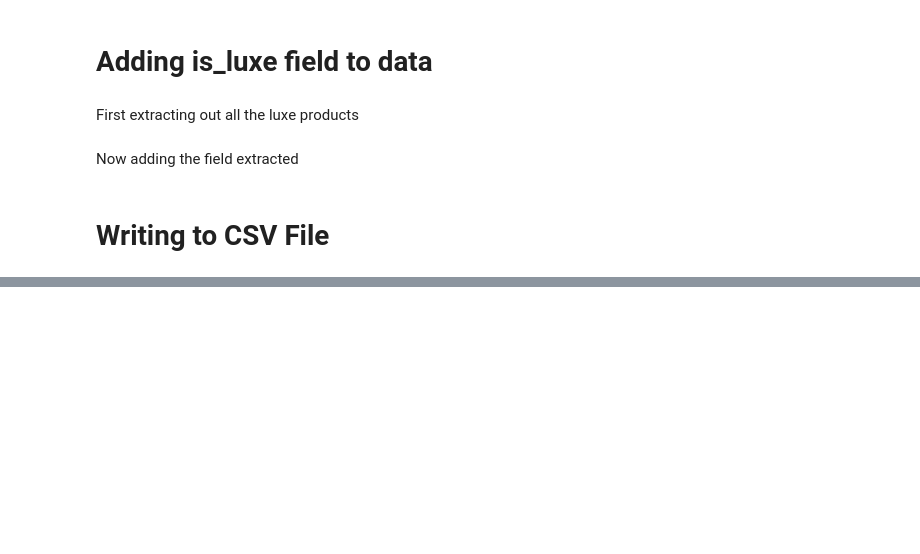
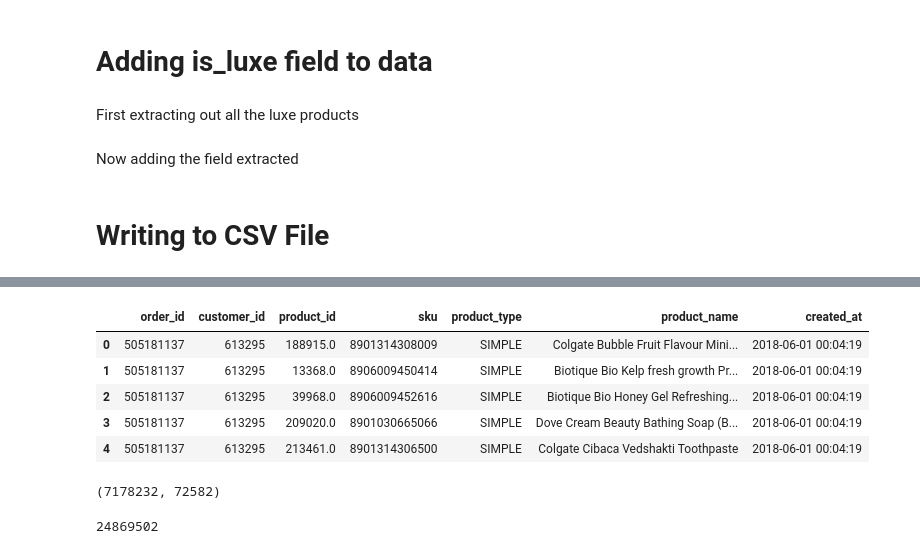
Before and after one commit to amar12a-nykaa/myrepo, a Jupyter notebook: recommendations/nbs/Data Extraction for CAB.ipynb, the cells around one changed output, grey strips where cells are left out. Cells and saved outputs as stored; diff of their text form; code cells hidden in the pictures; blank space fills up the shorter version.

```diff
--- a/recommendations/nbs/Data Extraction for CAB.ipynb
+++ b/recommendations/nbs/Data Extraction for CAB.ipynb
@@ -250,0 +218,17 @@ row
+# %%
+df.head()
+# %% [output]
+|  | order_id | customer_id | product_id | sku | product_type | product_name | created_at |
+| 0 | 505181137 | 613295 | 188915.0 | 8901314308009 | SIMPLE | Colgate Bubble Fruit Flavour Mini... | 2018-06-01 00:04:19 |
+| 1 | 505181137 | 613295 | 13368.0 | 8906009450414 | SIMPLE | Biotique Bio Kelp fresh growth Pr... | 2018-06-01 00:04:19 |
+| 2 | 505181137 | 613295 | 39968.0 | 8906009452616 | SIMPLE | Biotique Bio Honey Gel Refreshing... | 2018-06-01 00:04:19 |
+| 3 | 505181137 | 613295 | 209020.0 | 8901030665066 | SIMPLE | Dove Cream Beauty Bathing Soap (B... | 2018-06-01 00:04:19 |
+| 4 | 505181137 | 613295 | 213461.0 | 8901314306500 | SIMPLE | Colgate Cibaca Vedshakti Toothpaste | 2018-06-01 00:04:19 |
+# %%
+df.order_id.nunique(), df.product_id.nunique()
+# %% [output]
+(7178232, 72582)
+# %%
+len(df)
+# %% [output]
+24869502
```
Also changed, not shown: parts of 39 cells of this notebook, 3 other files.
